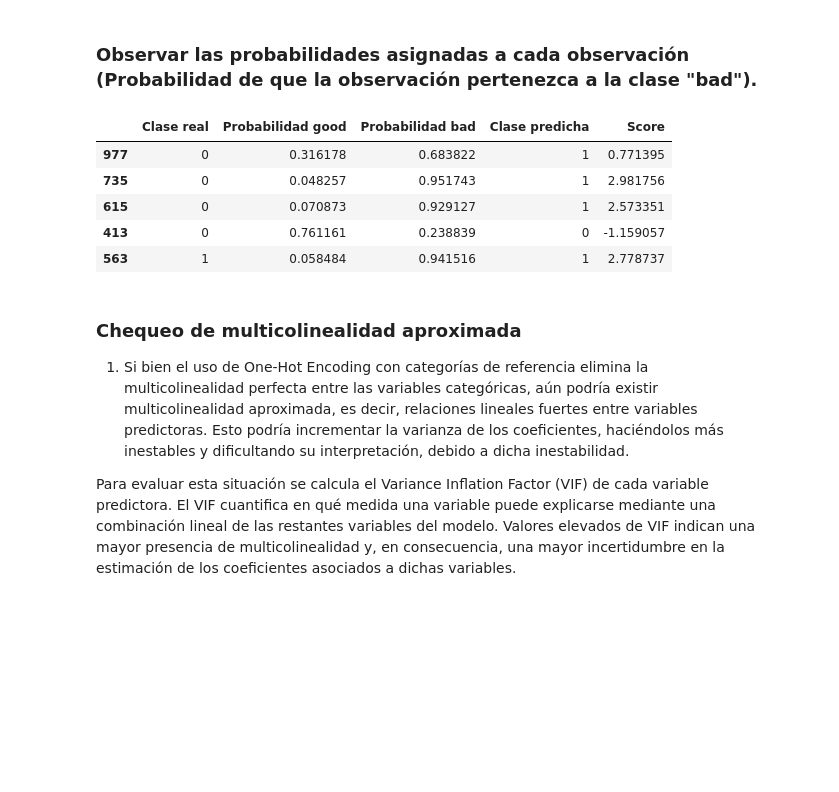
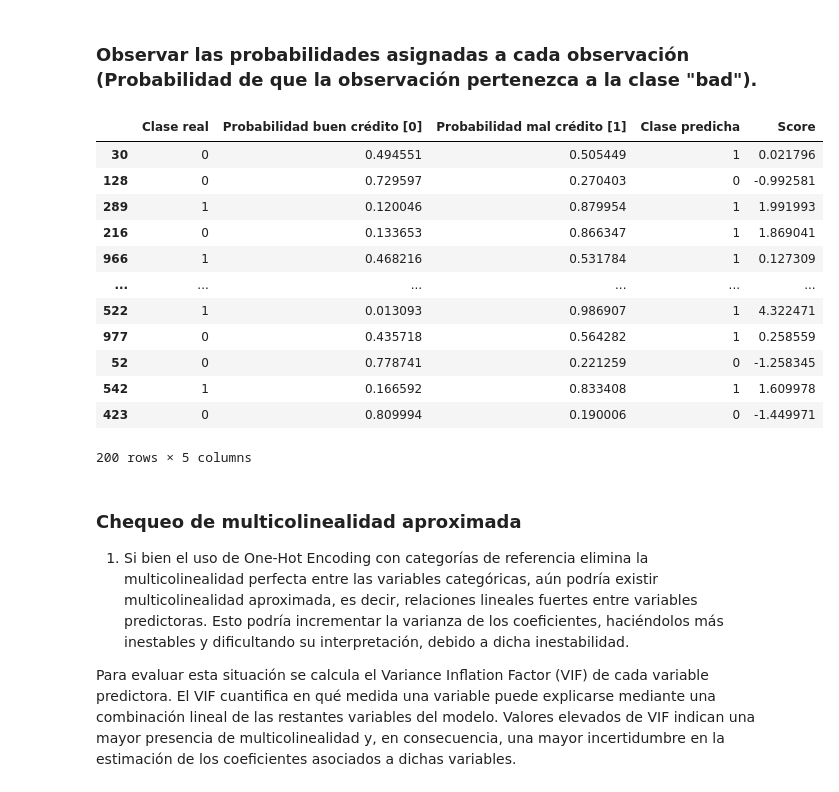
Before and after one commit to camigonzalez-hub/Credit-Risk-Machine-Learning, a Jupyter notebook: Implementacion.ipynb, the cells around one changed output. Cells and saved outputs as stored; diff of their text form; code cells hidden in the pictures; blank space fills up the shorter version.

```diff
--- a/Implementacion.ipynb
+++ b/Implementacion.ipynb
@@ -205,27 +186,22 @@ print(df_coeficientes_modelo)
 # %% [markdown]
 ### Observar las probabilidades asignadas a cada observación (Probabilidad de que la observación pertenezca a la clase "bad").
-# %%
-probabilidades = pipeline.predict_proba(X_test)
-score = pipeline.decision_function(X_test)
-predicciones = pipeline.predict(X_test)
-
-
-resultado = pd.DataFrame({
-    "Clase real": y_test,
-    "Probabilidad good": probabilidades[:, 0],
-    "Probabilidad bad": probabilidades[:, 1],
-    "Clase predicha": predicciones,
-    "Score": score
-}, index=X_test.index)
-
-resultado.head()
-# %% [output]
-|  | Clase real | Probabilidad good | Probabilidad bad | Clase predicha | Score |
-| 977 | 0 | 0.316178 | 0.683822 | 1 | 0.771395 |
-| 735 | 0 | 0.048257 | 0.951743 | 1 | 2.981756 |
-| 615 | 0 | 0.070873 | 0.929127 | 1 | 2.573351 |
-| 413 | 0 | 0.761161 | 0.238839 | 0 | -1.159057 |
-| 563 | 1 | 0.058484 | 0.941516 | 1 | 2.778737 |
+# %%
+Probabilidades = ObtenerProbabilidades(pipeline, X_test, y_test)
+Probabilidades.calcular_probabilidades()
+# %% [output]
+|  | Clase real | Probabilidad buen crédito [0] | Probabilidad mal crédito [1] | Clase predicha | Score |
+| 30 | 0 | 0.494551 | 0.505449 | 1 | 0.021796 |
+| 128 | 0 | 0.729597 | 0.270403 | 0 | -0.992581 |
+| 289 | 1 | 0.120046 | 0.879954 | 1 | 1.991993 |
+| 216 | 0 | 0.133653 | 0.866347 | 1 | 1.869041 |
+| 966 | 1 | 0.468216 | 0.531784 | 1 | 0.127309 |
+| ... | ... | ... | ... | ... | ... |
+| 522 | 1 | 0.013093 | 0.986907 | 1 | 4.322471 |
+| 977 | 0 | 0.435718 | 0.564282 | 1 | 0.258559 |
+| 52 | 0 | 0.778741 | 0.221259 | 0 | -1.258345 |
+| 542 | 1 | 0.166592 | 0.833408 | 1 | 1.609978 |
+| 423 | 0 | 0.809994 | 0.190006 | 0 | -1.449971 |
+200 rows × 5 columns
 # %% [markdown]
 ### Chequeo de multicolinealidad aproximada
 
```
Also changed, not shown: parts of 37 cells of this notebook, 2 other files.
